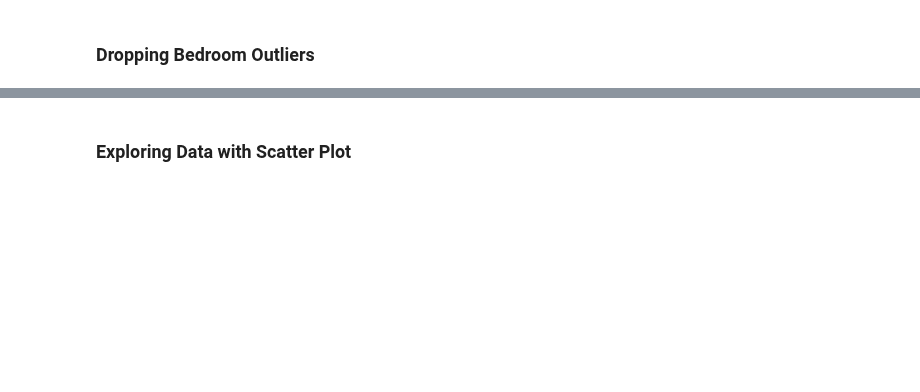
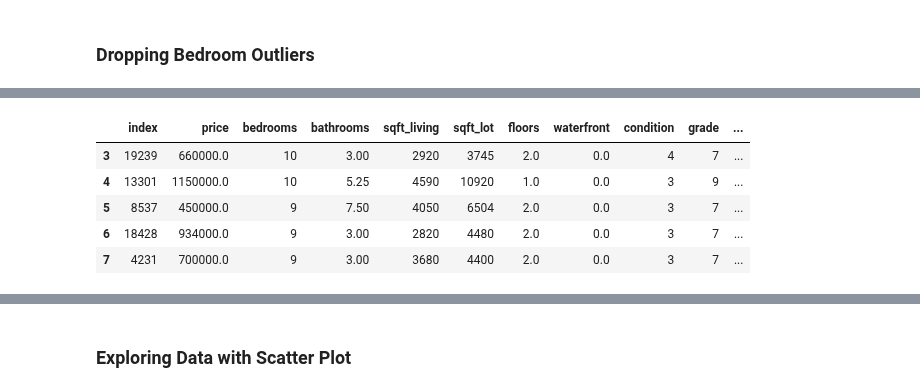
Before and after one commit to jxn628/dsc-home-price-analysis, a Jupyter notebook: student.ipynb, the cells around one changed output, grey strips where cells are left out. Saved outputs shown, nothing was run; the diff lists cells and outputs as text; code cells hidden in the pictures; blank space fills up the shorter version.

```diff
--- a/student.ipynb
+++ b/student.ipynb
@@ -105,7 +207,14 @@ cleaned_df['bedrooms'].value_counts()
 # %%
 #dropping outliers
 cleaned_df = cleaned_df.sort_values('bedrooms', ascending=False).reset_index()
-cleaned_df = cleaned_df.drop([0,1,2,3,4])
+cleaned_df = cleaned_df.drop([0,1,2])
 cleaned_df.head(5)
+# %% [output]
+|  | index | price | bedrooms | bathrooms | sqft_living | sqft_lot | floors | waterfront | condition | grade | ... |
+| 3 | 19239 | 660000.0 | 10 | 3.00 | 2920 | 3745 | 2.0 | 0.0 | 4 | 7 | ... |
+| 4 | 13301 | 1150000.0 | 10 | 5.25 | 4590 | 10920 | 1.0 | 0.0 | 3 | 9 | ... |
+| 5 | 8537 | 450000.0 | 9 | 7.50 | 4050 | 6504 | 2.0 | 0.0 | 3 | 7 | ... |
+| 6 | 18428 | 934000.0 | 9 | 3.00 | 2820 | 4480 | 2.0 | 0.0 | 3 | 7 | ... |
+| 7 | 4231 | 700000.0 | 9 | 3.00 | 3680 | 4400 | 2.0 | 0.0 | 3 | 7 | ... |
 # %%
 cleaned_df.info()
```
Also changed, not shown: parts of 30 cells of this notebook.
